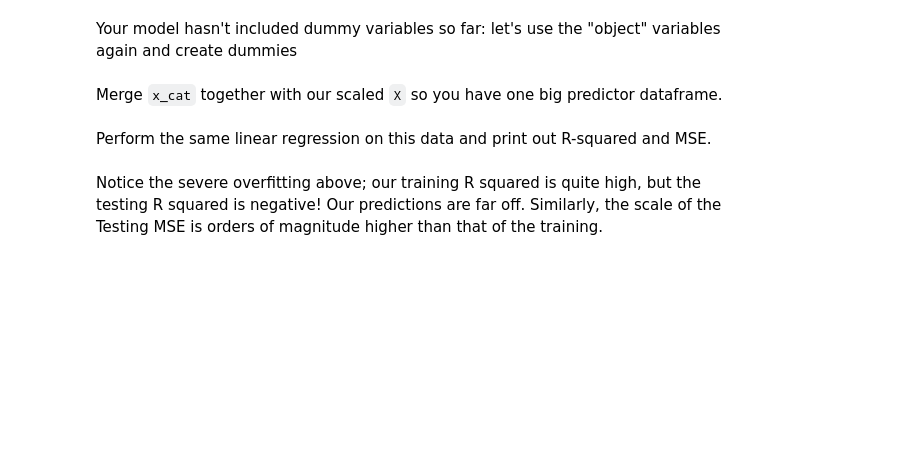
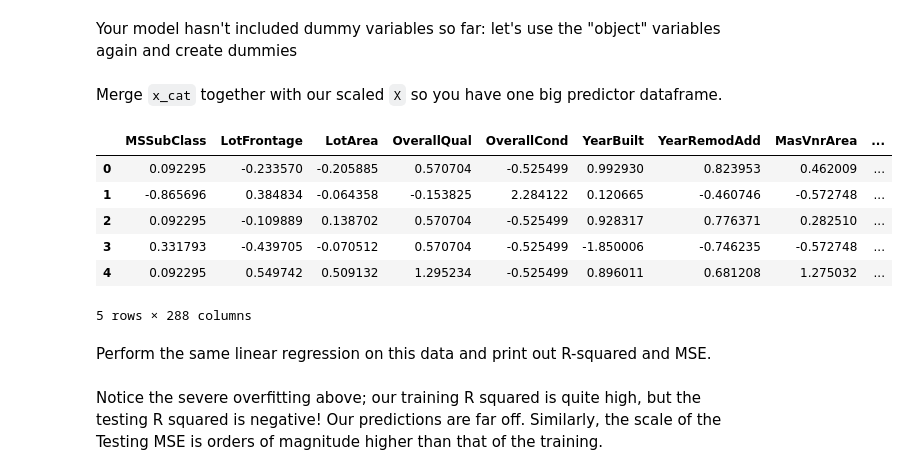
Before and after one commit to ortsed/dsc-ridge-and-lasso-regression-lab-dc-ds-career-042219, a Jupyter notebook: index.ipynb, the cells around one changed output. Drawn from its saved outputs; the diff is of its cells as text; code cells hidden in the pictures; blank space fills up the shorter version.

```diff
--- a/index.ipynb
+++ b/index.ipynb
@@ -235,2 +233,14 @@ pd.concat()
+# %%
+X2 = pd.concat([X, X_cat], axis=1)
+# %%
+X2.head()
+# %% [output]
+|  | MSSubClass | LotFrontage | LotArea | OverallQual | OverallCond | YearBuilt | YearRemodAdd | MasVnrArea | ... |
+| 0 | 0.092295 | -0.233570 | -0.205885 | 0.570704 | -0.525499 | 0.992930 | 0.823953 | 0.462009 | ... |
+| 1 | -0.865696 | 0.384834 | -0.064358 | -0.153825 | 2.284122 | 0.120665 | -0.460746 | -0.572748 | ... |
+| 2 | 0.092295 | -0.109889 | 0.138702 | 0.570704 | -0.525499 | 0.928317 | 0.776371 | 0.282510 | ... |
+| 3 | 0.331793 | -0.439705 | -0.070512 | 0.570704 | -0.525499 | -1.850006 | -0.746235 | -0.572748 | ... |
+| 4 | 0.092295 | 0.549742 | 0.509132 | 1.295234 | -0.525499 | 0.896011 | 0.681208 | 1.275032 | ... |
+5 rows × 288 columns
 # %% [markdown]
 Perform the same linear regression on this data and print out R-squared and MSE.
```
Also changed, not shown: parts of 3 cells of this notebook.
